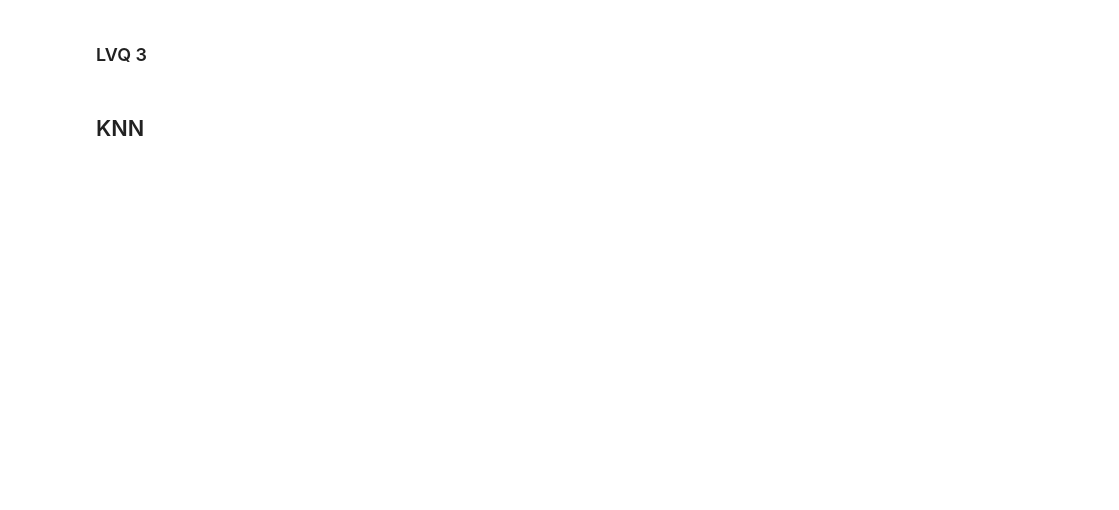
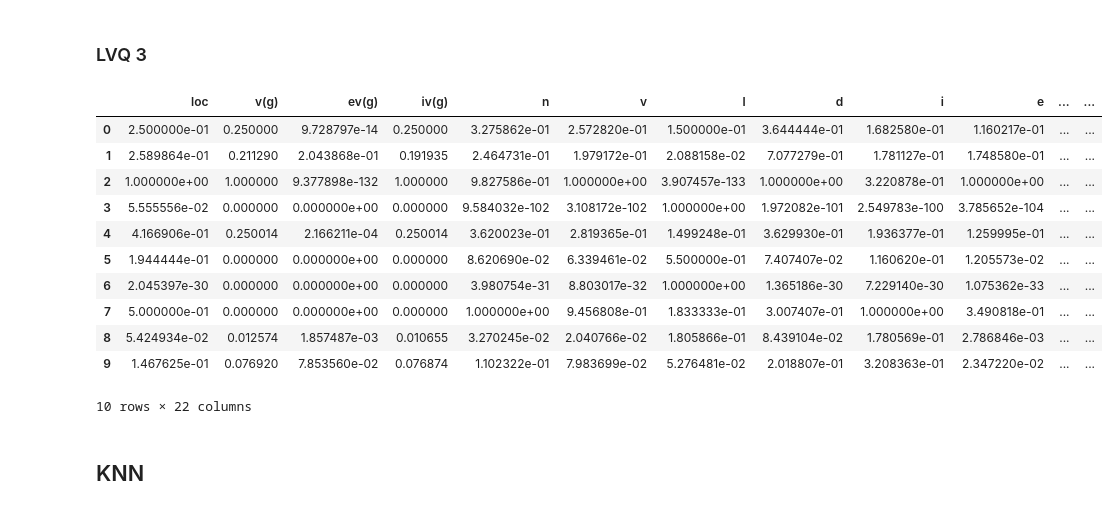
Before and after one commit to menezesmalu/machine_learning, a Jupyter notebook: lista 2/KC1 10 run separado.ipynb, the cells around one changed output. Saved outputs shown, nothing was run; the diff lists cells and outputs as text; code cells hidden in the pictures; blank space fills up the shorter version.

```diff
--- a/lista 2/KC1 10 run separado.ipynb
+++ b/lista 2/KC1 10 run separado.ipynb
@@ -240,7 +269,7 @@ class LVQ3:
 
     def __init__(self, n_prototypes, window):
         self.n_prototypes  = n_prototypes
-        self._epochs       = 10
+        self._epochs       = 100
         self._lrate        = 0.25
         self._window       = window
         self._epsilon      = 0.75
@@ -288,34 +317,47 @@ class LVQ3:
                 x_instance = x_train.iloc[idx]
                 x_class = y_train.iloc[idx]
 
                 #mais próximo
                 n1_idx   = x_neighbors[idx][0]
                 n1       = x_proto.iloc[n1_idx]
-                n1       = n1[:21] ##tá adicionando o indice como uma coluna na iteração seguinte
+                n1       = n1[:21]
                 n1_class = y_proto[n1_idx]
                 n1_dist  = euclidian_distance(n1, x_instance)
 
                 #segundo mais próximo
                 n2_idx   = x_neighbors[idx][0]
                 n2       = x_proto.iloc[n2_idx]
                 n2       = n2[:21]
                 n2_class = y_proto[n2_idx]
                 n2_dist  = euclidian_distance(n2, x_instance)
 
                 insideWindow = self.window(n1_dist, n2_dist)
                 if insideWindow:
                     if n1_class != n2_class:
                         x_proto.iloc[n1_idx] = self.updatePrototypes(n1, x_instance, n1_class == x_class, rate)
                         x_proto.iloc[n2_idx] = self.updatePrototypes(n2, x_instance, n2_class == x_class, rate)
                     else:
                         rate = rate * self._epsilon
                         x_proto.iloc[n1_idx] = self.updatePrototypes(n1, x_instance, True, rate)
                         x_proto.iloc[n2_idx] = self.updatePrototypes(n2, x_instance, True, rate)
 
         prototypes = pd.concat([x_proto, y_proto], axis=1)
         prototypes.columns = kc1.columns
         return prototypes
 
-# lvq3 = LVQ3(10, 0.3)
-# res  = lvq3.trainPrototypes(kc1, df)
-# df3
+lvq3 = LVQ3(10, 0.25)
+df3  = lvq3.trainPrototypes(kc1, df)
+df3
+# %% [output]
+|  | loc | v(g) | ev(g) | iv(g) | n | v | l | d | i | e | ... | ... |
+| 0 | 2.500000e-01 | 0.250000 | 9.728797e-14 | 0.250000 | 3.275862e-01 | 2.572820e-01 | 1.500000e-01 | 3.644444e-01 | 1.682580e-01 | 1.160217e-01 | ... | ... |
+| 1 | 2.589864e-01 | 0.211290 | 2.043868e-01 | 0.191935 | 2.464731e-01 | 1.979172e-01 | 2.088158e-02 | 7.077279e-01 | 1.781127e-01 | 1.748580e-01 | ... | ... |
+| 2 | 1.000000e+00 | 1.000000 | 9.377898e-132 | 1.000000 | 9.827586e-01 | 1.000000e+00 | 3.907457e-133 | 1.000000e+00 | 3.220878e-01 | 1.000000e+00 | ... | ... |
+| 3 | 5.555556e-02 | 0.000000 | 0.000000e+00 | 0.000000 | 9.584032e-102 | 3.108172e-102 | 1.000000e+00 | 1.972082e-101 | 2.549783e-100 | 3.785652e-104 | ... | ... |
+| 4 | 4.166906e-01 | 0.250014 | 2.166211e-04 | 0.250014 | 3.620023e-01 | 2.819365e-01 | 1.499248e-01 | 3.629930e-01 | 1.936377e-01 | 1.259995e-01 | ... | ... |
+| 5 | 1.944444e-01 | 0.000000 | 0.000000e+00 | 0.000000 | 8.620690e-02 | 6.339461e-02 | 5.500000e-01 | 7.407407e-02 | 1.160620e-01 | 1.205573e-02 | ... | ... |
+| 6 | 2.045397e-30 | 0.000000 | 0.000000e+00 | 0.000000 | 3.980754e-31 | 8.803017e-32 | 1.000000e+00 | 1.365186e-30 | 7.229140e-30 | 1.075362e-33 | ... | ... |
+| 7 | 5.000000e-01 | 0.000000 | 0.000000e+00 | 0.000000 | 1.000000e+00 | 9.456808e-01 | 1.833333e-01 | 3.007407e-01 | 1.000000e+00 | 3.490818e-01 | ... | ... |
+| 8 | 5.424934e-02 | 0.012574 | 1.857487e-03 | 0.010655 | 3.270245e-02 | 2.040766e-02 | 1.805866e-01 | 8.439104e-02 | 1.780569e-01 | 2.786846e-03 | ... | ... |
+| 9 | 1.467625e-01 | 0.076920 | 7.853560e-02 | 0.076874 | 1.102322e-01 | 7.983699e-02 | 5.276481e-02 | 2.018807e-01 | 3.208363e-01 | 2.347220e-02 | ... | ... |
+10 rows × 22 columns
```
Also changed, not shown: parts of 7 cells of this notebook.
